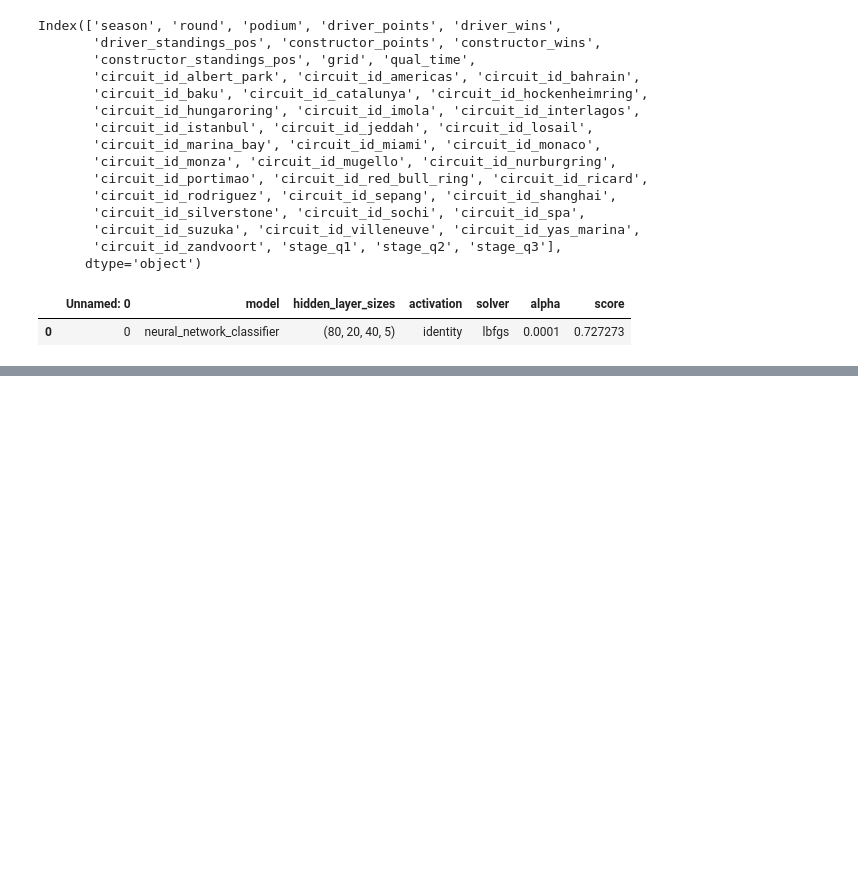
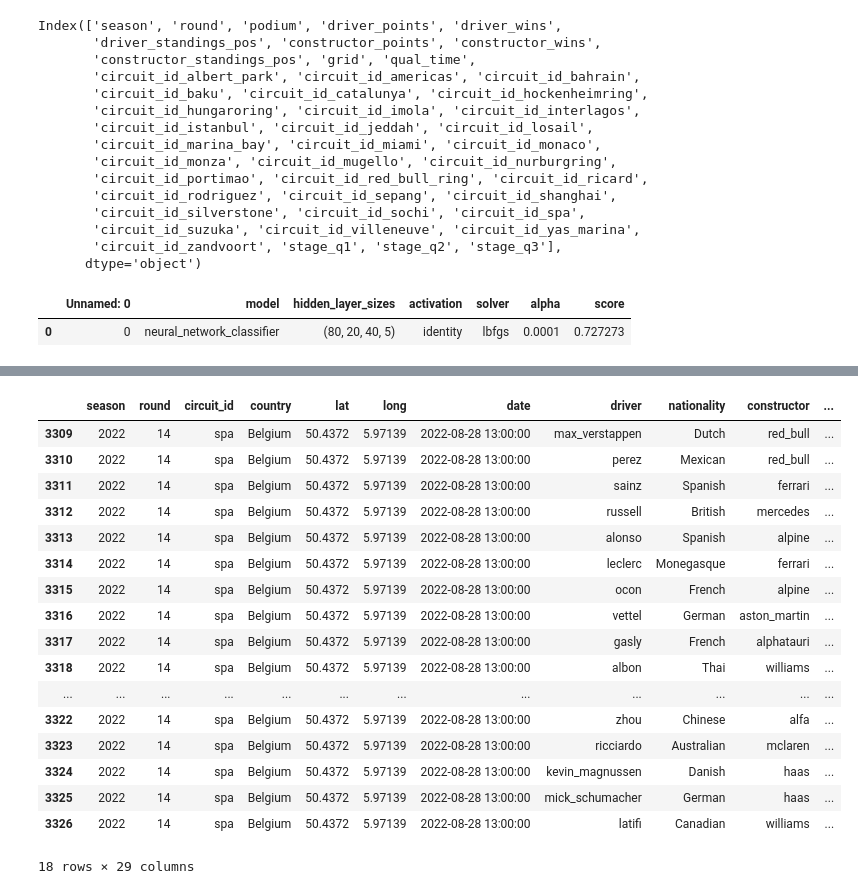
Before and after one commit to ollyjc99/f1-analytics, a Jupyter notebook: data modelling/predictions/NeuralNetworkClassifier.ipynb, the cells around one changed output, grey strips where cells are left out. Saved outputs shown, nothing was run; the diff lists cells and outputs as text; code cells hidden in the pictures; blank space fills up the shorter version.

```diff
--- a/data modelling/predictions/NeuralNetworkClassifier.ipynb
+++ b/data modelling/predictions/NeuralNetworkClassifier.ipynb
@@ -152,0 +156,21 @@ test.query('round == 22').sort_values('probability', ascending=False)
+# %%
+merged.query('season == 2022 & round == 14')
+# %% [output]
+|  | season | round | circuit_id | country | lat | long | date | driver | nationality | constructor | ... |
+| 3309 | 2022 | 14 | spa | Belgium | 50.4372 | 5.97139 | 2022-08-28 13:00:00 | max_verstappen | Dutch | red_bull | ... |
+| 3310 | 2022 | 14 | spa | Belgium | 50.4372 | 5.97139 | 2022-08-28 13:00:00 | perez | Mexican | red_bull | ... |
+| 3311 | 2022 | 14 | spa | Belgium | 50.4372 | 5.97139 | 2022-08-28 13:00:00 | sainz | Spanish | ferrari | ... |
+| 3312 | 2022 | 14 | spa | Belgium | 50.4372 | 5.97139 | 2022-08-28 13:00:00 | russell | British | mercedes | ... |
+| 3313 | 2022 | 14 | spa | Belgium | 50.4372 | 5.97139 | 2022-08-28 13:00:00 | alonso | Spanish | alpine | ... |
+| 3314 | 2022 | 14 | spa | Belgium | 50.4372 | 5.97139 | 2022-08-28 13:00:00 | leclerc | Monegasque | ferrari | ... |
+| 3315 | 2022 | 14 | spa | Belgium | 50.4372 | 5.97139 | 2022-08-28 13:00:00 | ocon | French | alpine | ... |
+| 3316 | 2022 | 14 | spa | Belgium | 50.4372 | 5.97139 | 2022-08-28 13:00:00 | vettel | German | aston_martin | ... |
+| 3317 | 2022 | 14 | spa | Belgium | 50.4372 | 5.97139 | 2022-08-28 13:00:00 | gasly | French | alphatauri | ... |
+| 3318 | 2022 | 14 | spa | Belgium | 50.4372 | 5.97139 | 2022-08-28 13:00:00 | albon | Thai | williams | ... |
+| ... | ... | ... | ... | ... | ... | ... | ... | ... | ... | ... | ... |
+| 3322 | 2022 | 14 | spa | Belgium | 50.4372 | 5.97139 | 2022-08-28 13:00:00 | zhou | Chinese | alfa | ... |
+| 3323 | 2022 | 14 | spa | Belgium | 50.4372 | 5.97139 | 2022-08-28 13:00:00 | ricciardo | Australian | mclaren | ... |
+| 3324 | 2022 | 14 | spa | Belgium | 50.4372 | 5.97139 | 2022-08-28 13:00:00 | kevin_magnussen | Danish | haas | ... |
+| 3325 | 2022 | 14 | spa | Belgium | 50.4372 | 5.97139 | 2022-08-28 13:00:00 | mick_schumacher | German | haas | ... |
+| 3326 | 2022 | 14 | spa | Belgium | 50.4372 | 5.97139 | 2022-08-28 13:00:00 | latifi | Canadian | williams | ... |
+18 rows × 29 columns
```
Also changed, not shown: parts of 10 cells of this notebook, 1 other file.
